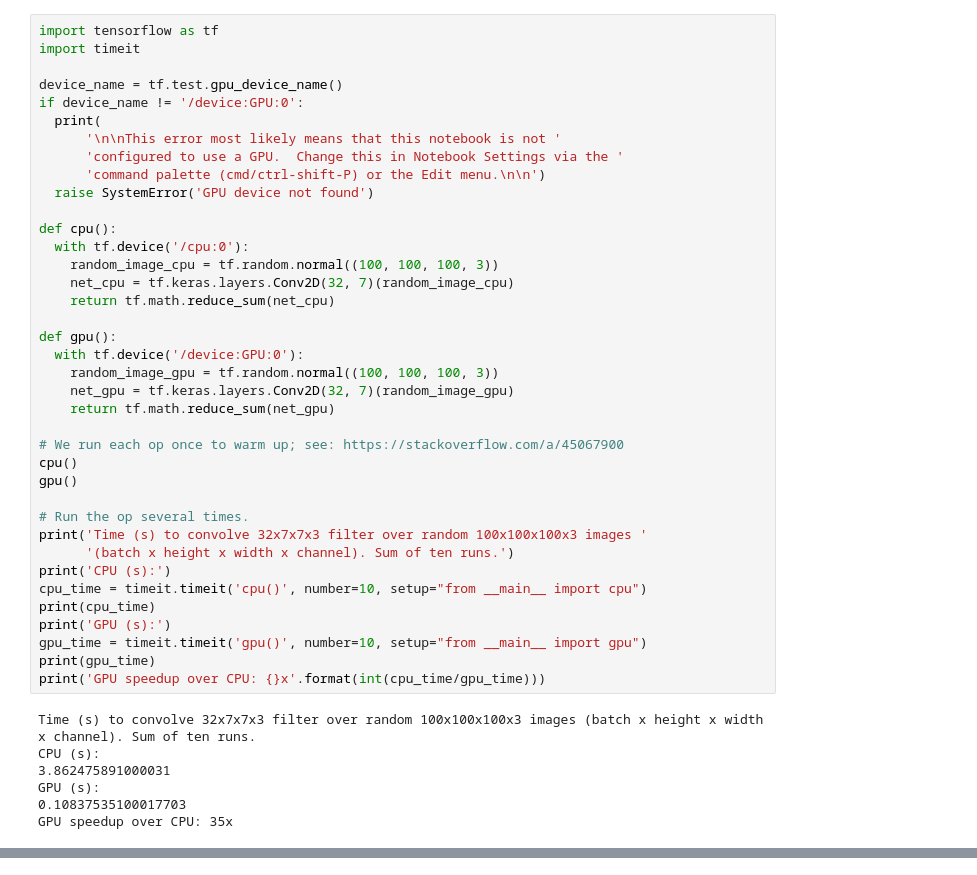
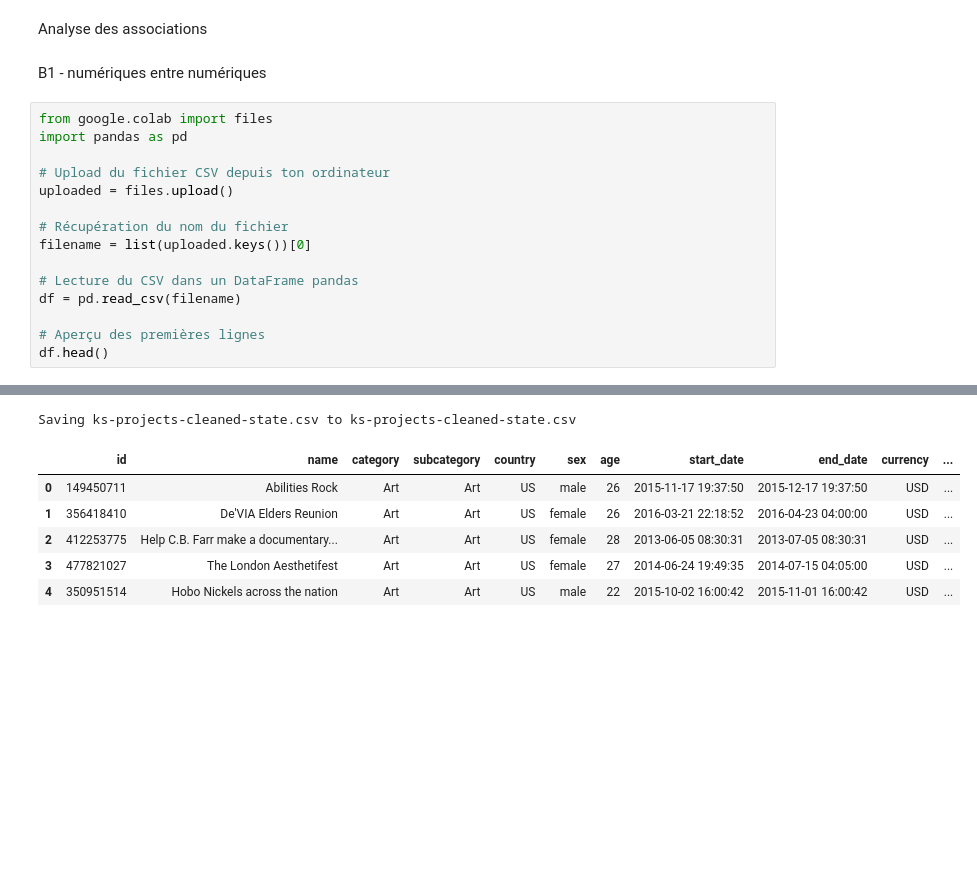
Before and after one commit to olfabre/AMS-Application-BI-V2, a Jupyter notebook: AMS-Application-BI-V4.ipynb, the cells around one changed output, grey strips where cells are left out. Drawn from its saved outputs; the diff is of its cells as text; blank space fills up the shorter version.

```diff
--- a/AMS-Application-BI-V4.ipynb
+++ b/AMS-Application-BI-V4.ipynb
@@ -31,45 +3,20 @@ to compare execution speed.
-# %%
-import tensorflow as tf
-import timeit
-
-device_name = tf.test.gpu_device_name()
-if device_name != '/device:GPU:0':
-  print(
-      '\n\nThis error most likely means that this notebook is not '
-      'configured to use a GPU.  Change this in Notebook Settings via the '
-      'command palette (cmd/ctrl-shift-P) or the Edit menu.\n\n')
-  raise SystemError('GPU device not found')
-
-def cpu():
-  with tf.device('/cpu:0'):
-    random_image_cpu = tf.random.normal((100, 100, 100, 3))
-    net_cpu = tf.keras.layers.Conv2D(32, 7)(random_image_cpu)
-    return tf.math.reduce_sum(net_cpu)
-
-def gpu():
-  with tf.device('/device:GPU:0'):
-    random_image_gpu = tf.random.normal((100, 100, 100, 3))
-    net_gpu = tf.keras.layers.Conv2D(32, 7)(random_image_gpu)
-    return tf.math.reduce_sum(net_gpu)
-
-# We run each op once to warm up; see: https://stackoverflow.com/a/45067900
-cpu()
-gpu()
-
-# Run the op several times.
-print('Time (s) to convolve 32x7x7x3 filter over random 100x100x100x3 images '
-      '(batch x height x width x channel). Sum of ten runs.')
-print('CPU (s):')
-cpu_time = timeit.timeit('cpu()', number=10, setup="from __main__ import cpu")
-print(cpu_time)
-print('GPU (s):')
-gpu_time = timeit.timeit('gpu()', number=10, setup="from __main__ import gpu")
-print(gpu_time)
-print('GPU speedup over CPU: {}x'.format(int(cpu_time/gpu_time)))
-# %% [output]
-Time (s) to convolve 32x7x7x3 filter over random 100x100x100x3 images (batch x height x width x channel). Sum of ten runs.
-CPU (s):
-3.862475891000031
-GPU (s):
-0.10837535100017703
-GPU speedup over CPU: 35x
+# %% [markdown]
+Analyse des associations
+# %% [markdown]
+B1 - numériques entre numériques
+# %%
+from google.colab import files
+import pandas as pd
+
+# Upload du fichier CSV depuis ton ordinateur
+uploaded = files.upload()
+
+# Récupération du nom du fichier
+filename = list(uploaded.keys())[0]
+
+# Lecture du CSV dans un DataFrame pandas
+df = pd.read_csv(filename)
+
+# Aperçu des premières lignes
+df.head()
+# %% [output]
@@ -75,0 +24,7 @@ GPU speedup over CPU: 35x
+Saving ks-projects-cleaned-state.csv to ks-projects-cleaned-state.csv
+|  | id | name | category | subcategory | country | sex | age | start_date | end_date | currency | ... |
+| 0 | 149450711 | Abilities Rock | Art | Art | US | male | 26 | 2015-11-17 19:37:50 | 2015-12-17 19:37:50 | USD | ... |
+| 1 | 356418410 | De'VIA Elders Reunion | Art | Art | US | female | 26 | 2016-03-21 22:18:52 | 2016-04-23 04:00:00 | USD | ... |
+| 2 | 412253775 | Help C.B. Farr make a documentary... | Art | Art | US | female | 28 | 2013-06-05 08:30:31 | 2013-07-05 08:30:31 | USD | ... |
+| 3 | 477821027 | The London Aesthetifest | Art | Art | US | female | 27 | 2014-06-24 19:49:35 | 2014-07-15 04:05:00 | USD | ... |
+| 4 | 350951514 | Hobo Nickels across the nation | Art | Art | US | male | 22 | 2015-10-02 16:00:42 | 2015-11-01 16:00:42 | USD | ... |
```
Also changed, not shown: parts of 6 cells of this notebook.
